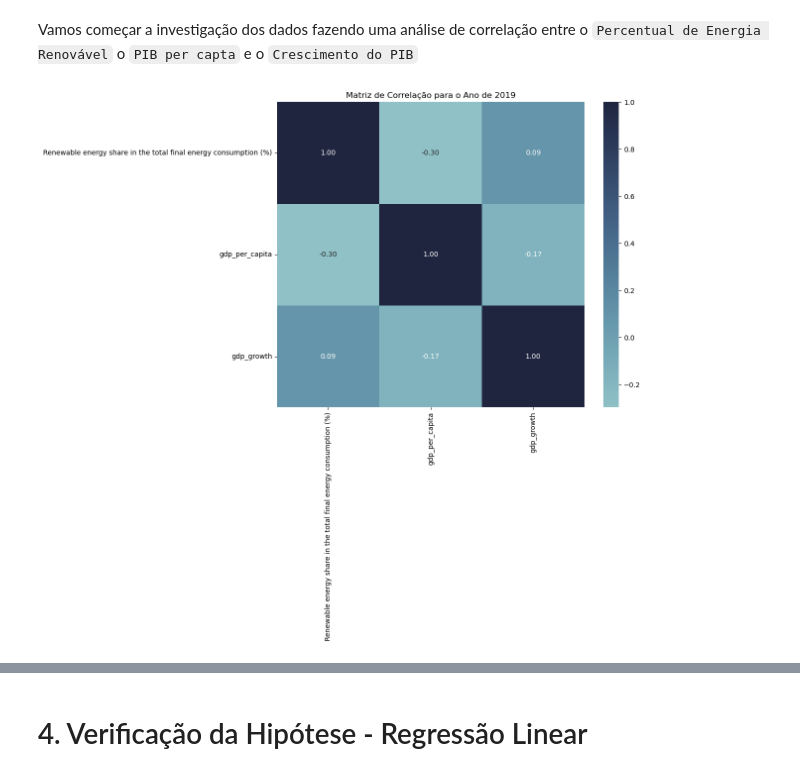
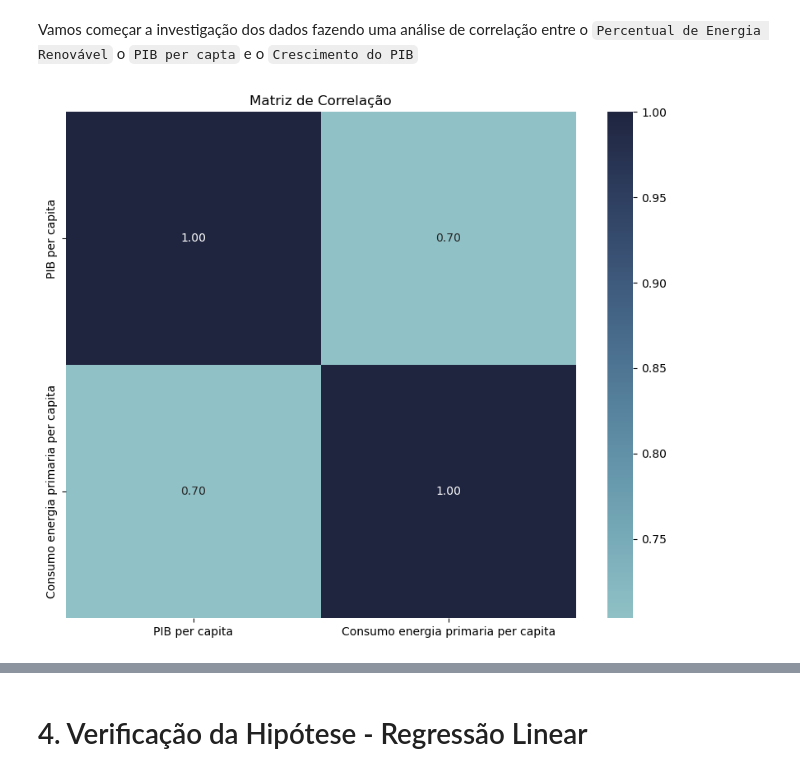
Before and after one commit to Felipefalex/Projeto-Sustainable-Energy, a Jupyter notebook: sustainable_energy.ipynb, the cells around one changed output, grey strips where cells are left out. Drawn from its saved outputs; the diff is of its cells as text; code cells hidden in the pictures.

```diff
--- a/sustainable_energy.ipynb
+++ b/sustainable_energy.ipynb
@@ -127,3 +71,0 @@ vazios
-# %%
-# Mudando o nome de densidade para corrigir
-data['Density'] = data[]
@@ -315,8 +71,0 @@ Sabemos, portanto, que não há dados do percentual de energia renovável para 2
-# %%
-# Remoção de 2020
-data = data[data['Year'] != 2020]
-
-# Analisando após a remoção
-vazios = pd.DataFrame(data.isnull().sum().sort_values(ascending=False)[:25])
-vazios = vazios.rename(columns = {0 : 'Null Values'})
-vazios
@@ -413,0 +96,7 @@ data
+# %%
+# Dataframe reduzido
+colunas_reduzidas = ['Entity', 'Year', 'Primary energy consumption per capita (kWh/person)', 'gdp_per_capita']
+data = data[colunas_reduzidas]
+
+# Alterando o nome das colunas
+data.columns = ['Pais', 'Ano', 'Consumo energia primaria per capita', 'PIB per capita']
@@ -413,0 +140,14 @@ data
+# %%
+# Remoção das informações faltantes
+# Lista de países a serem removidos
+paises_a_remover = [
+    "Egypt", "Saint Vincent and the Grenadines", "Saint Lucia",
+    "Saint Kitts and Nevis", "Gambia", "Bahamas", "New Caledonia",
+    "Czechia", "Kyrgyzstan", "Slovakia", "Congo", "Yemen",
+    "Cayman Islands", "Somalia", "Aruba", "Bulgaria", "Bermuda",
+    "Puerto Rico", "Lebanon", "Libya", "Albania", "Eritrea",
+    "Nauru", "Djibouti"
+]
+
+# Removendo os países especificados do dataframe
+data = data[~data['Pais'].isin(paises_a_remover)]
@@ -416,17 +295,14 @@ data
 # %% [markdown]
 Vamos começar a investigação dos dados fazendo uma análise de correlação entre o `Percentual de Energia Renovável` o  `PIB per capta` e o `Crescimento do PIB`
 # %%
-# Filtrando os dados para o ano mais recente com informações (2019)
-data_2019 = data[data['Year'] == 2019]
-
 # Matriz de correlação
-matriz_correlacao = data_2019[variáveis_chave].corr()
+matriz_correlacao = data[['PIB per capita', 'Consumo energia primaria per capita']].corr()
 
 # Criando matrizes de correlação
 cores_mapa = sns.cubehelix_palette(rot=-.25, light=.7, as_cmap=True)
 plt.figure(figsize=(10, 8))
 sns.heatmap(matriz_correlacao, annot=True, cmap=cores_mapa, fmt=".2f")
-plt.title('Matriz de Correlação para o Ano de 2019')
+plt.title('Matriz de Correlação')
 plt.show()
 # %% [output]
-[figure, old version]
+[figure, new version]
```
Also changed, not shown: parts of 45 cells of this notebook.
